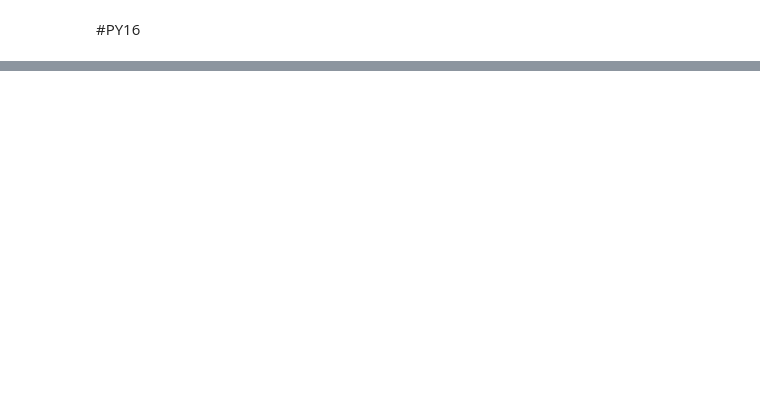
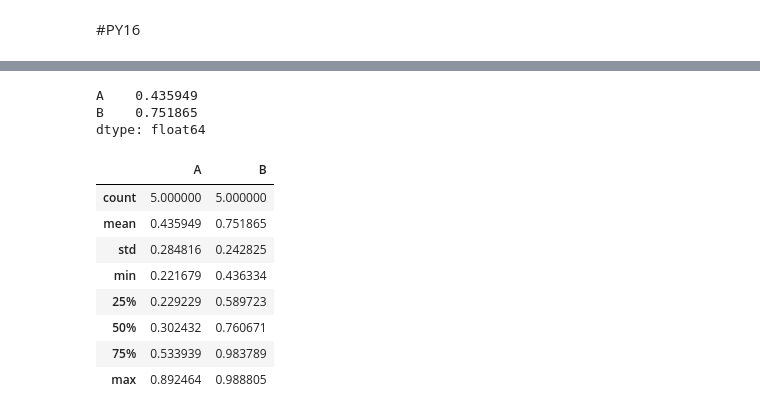
Before and after one commit to Mori-Don/RabbitChallenge, a Jupyter notebook: RabbitChallenge_PythonKoza_11_20.ipynb, the cells around one changed output, grey strips where cells are left out. Saved outputs shown, nothing was run; the diff lists cells and outputs as text; code cells hidden in the pictures; blank space fills up the shorter version.

```diff
--- a/RabbitChallenge_PythonKoza_11_20.ipynb
+++ b/RabbitChallenge_PythonKoza_11_20.ipynb
@@ -634,0 +1597,7 @@ np.mean(x[x > 0])
+# %%
+df = pd.DataFrame({
+    'A' : np.random.rand(5),
+    'B' : np.random.rand(5),
+})
+
+df
@@ -634,0 +1611,18 @@ np.mean(x[x > 0])
+# %%
+df.mean()
+# %% [output]
+A    0.435949
+B    0.751865
+dtype: float64
+# %%
+df.describe()
+# %% [output]
+|  | A | B |
+| count | 5.000000 | 5.000000 |
+| mean | 0.435949 | 0.751865 |
+| std | 0.284816 | 0.242825 |
+| min | 0.221679 | 0.436334 |
+| 25% | 0.229229 | 0.589723 |
+| 50% | 0.302432 | 0.760671 |
+| 75% | 0.533939 | 0.983789 |
+| max | 0.892464 | 0.988805 |
```
Also changed, not shown: parts of 175 cells of this notebook.
